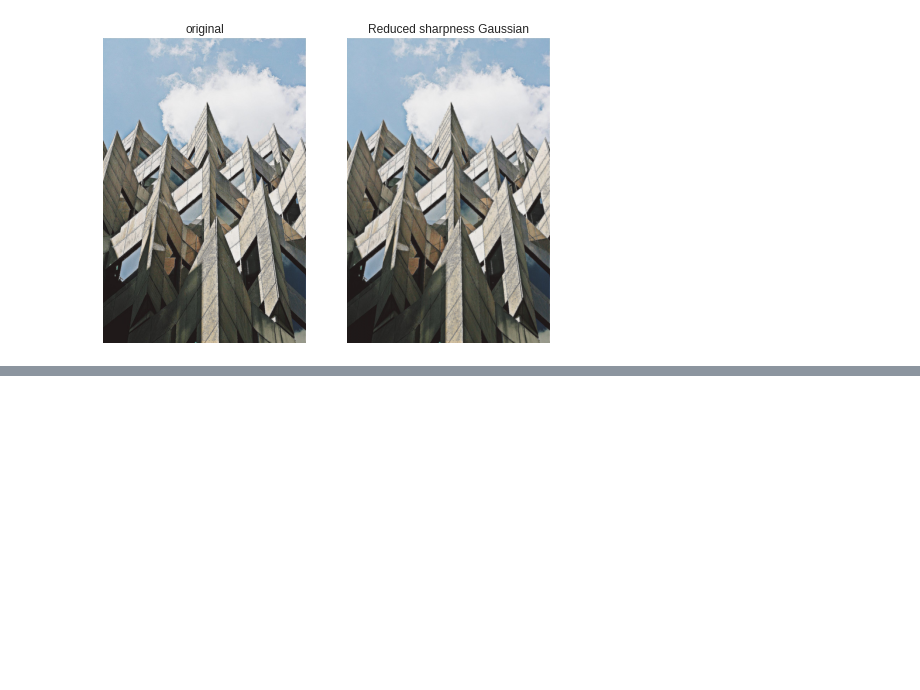
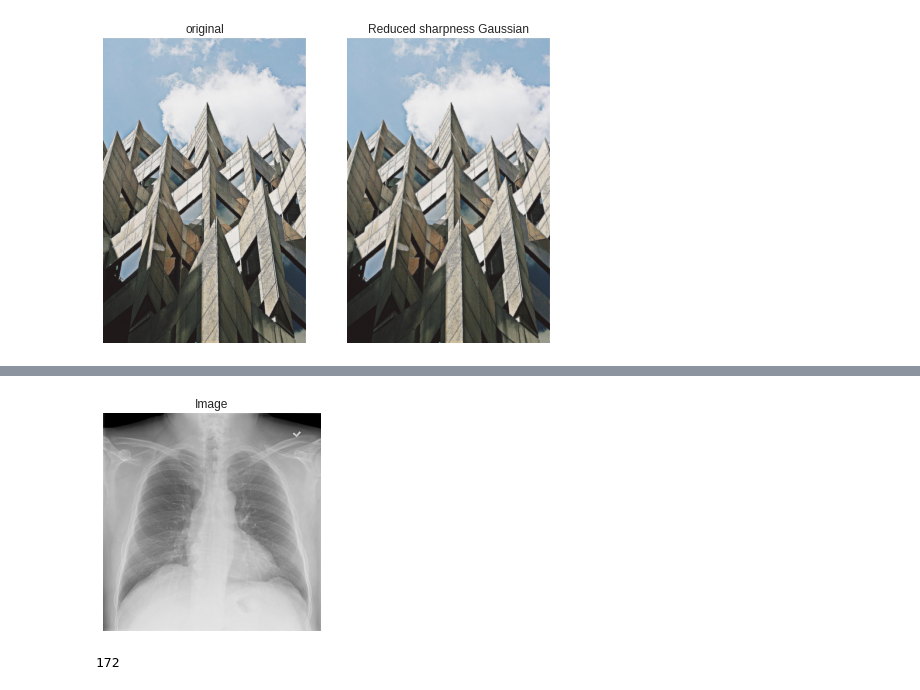
Before and after one commit to Naimul-Islam-Siam/Image-Processing, a Jupyter notebook: Image Processing in Python/2. Filters, Contrast, Transformation and Morphology/image_processing2.ipynb, the cells around one changed output, grey strips where cells are left out. Saved outputs shown, nothing was run; the diff lists cells and outputs as text; code cells hidden in the pictures; blank space fills up the shorter version.

Commit message:
Contrast Enhancement

```diff
--- a/Image Processing in Python/2. Filters, Contrast, Transformation and Morphology/image_processing2.ipynb
+++ b/Image Processing in Python/2. Filters, Contrast, Transformation and Morphology/image_processing2.ipynb
@@ -102,0 +121,10 @@ plot_comparison(building_image, gaussian_image, "Reduced sharpness Gaussian");
+# %%
+chest_xray_image = io.imread("https://assets.datacamp.com/production/repositories/4470/datasets/a0abe7fb876883411f306561c000e6cdecfe4e91/contrast_00000109_005.png")
+show_image(chest_xray_image);
+# %% [output]
+[figure, added]
+# %%
+contrast = np.max(chest_xray_image) - np.min(chest_xray_image)
+contrast
+# %% [output]
+172
```
Also changed, not shown: parts of 7 cells of this notebook.
